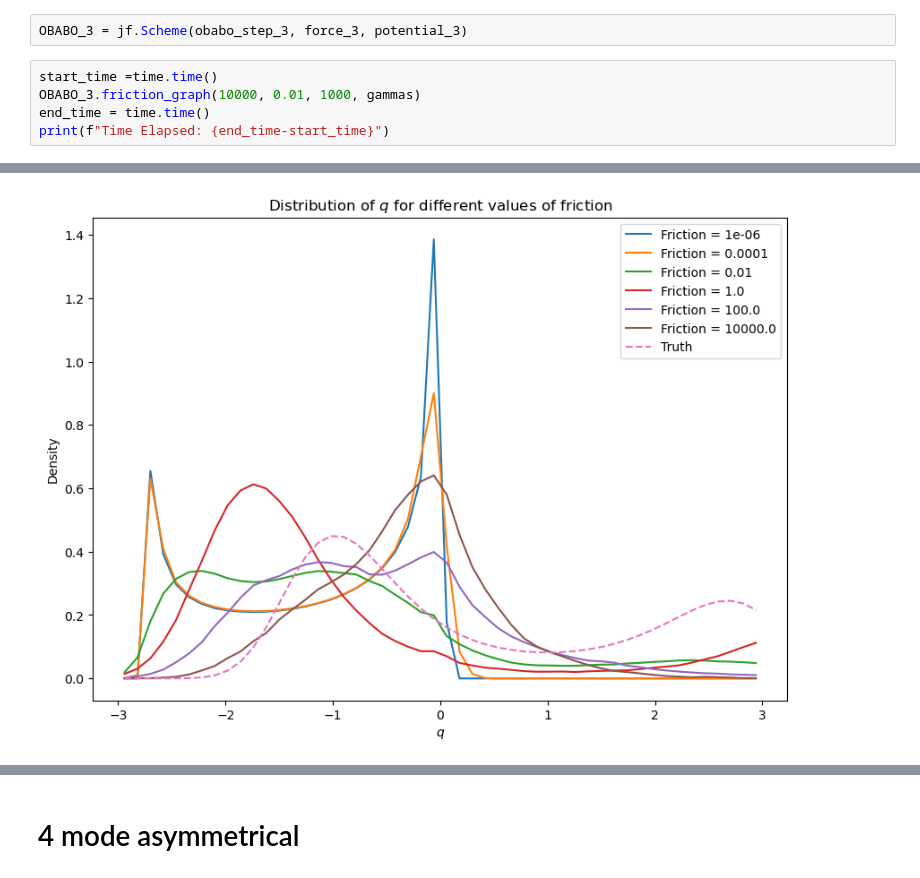
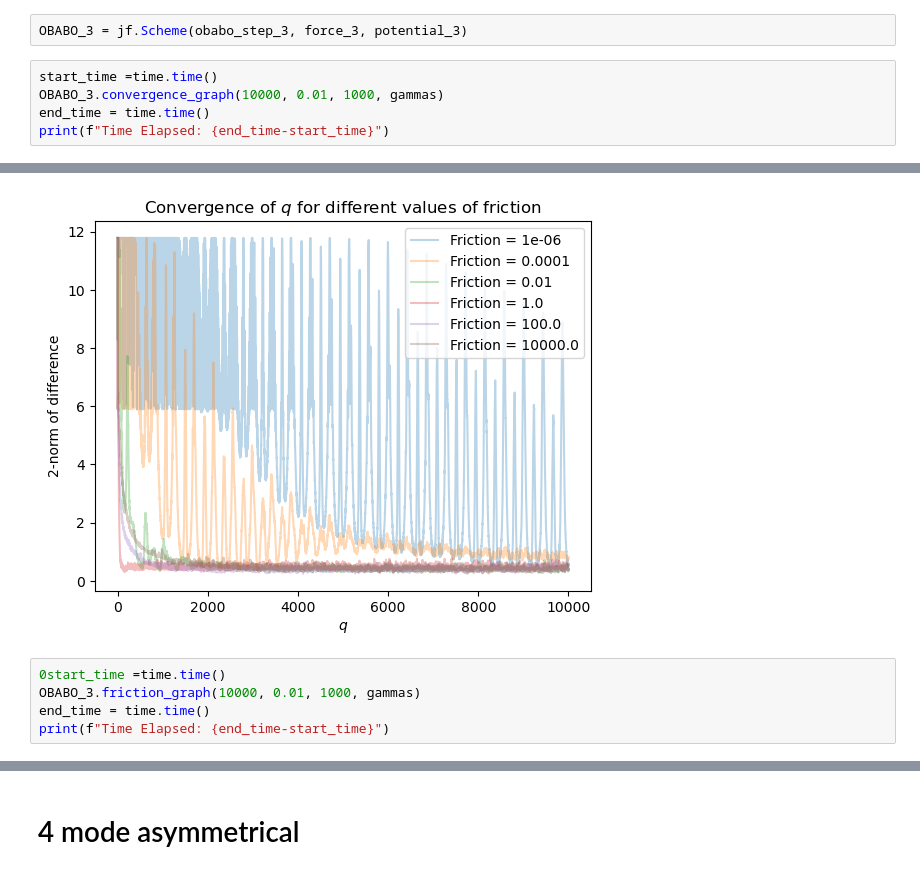
Before and after one commit to ktadgh/Langevin-Dynamics, a Jupyter notebook: OBABO.ipynb, the cells around one changed output, grey strips where cells are left out. Drawn from its saved outputs; the diff is of its cells as text.

```diff
--- a/OBABO.ipynb
+++ b/OBABO.ipynb
@@ -143,7 +136,7 @@ obabo_step_3 = jf.make_obabo(force_3)
 OBABO_3 = jf.Scheme(obabo_step_3, force_3, potential_3)
 # %%
 start_time =time.time()
-OBABO_3.friction_graph(10000, 0.01, 1000, gammas)
+OBABO_3.convergence_graph(10000, 0.01, 1000, gammas)
 end_time = time.time()
 print(f"Time Elapsed: {end_time-start_time}")
 # %% [output]
@@ -151,3 +144,8 @@ Time Elapsed: 25.75420570373535
-[figure, old version]
+[figure, new version]
+# %%
+0start_time =time.time()
+OBABO_3.friction_graph(10000, 0.01, 1000, gammas)
+end_time = time.time()
+print(f"Time Elapsed: {end_time-start_time}")
 # %%
 start_time =time.time()
```
Also changed, not shown: parts of 18 cells of this notebook, 2 other files.
